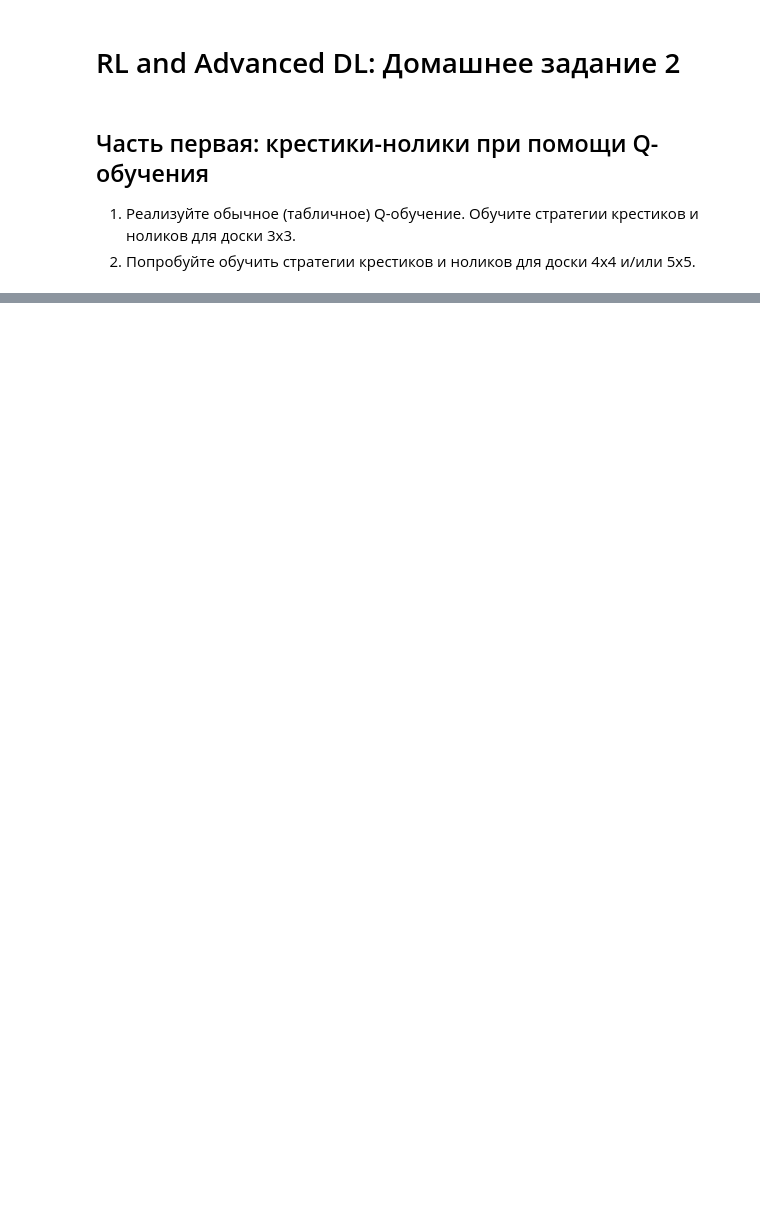
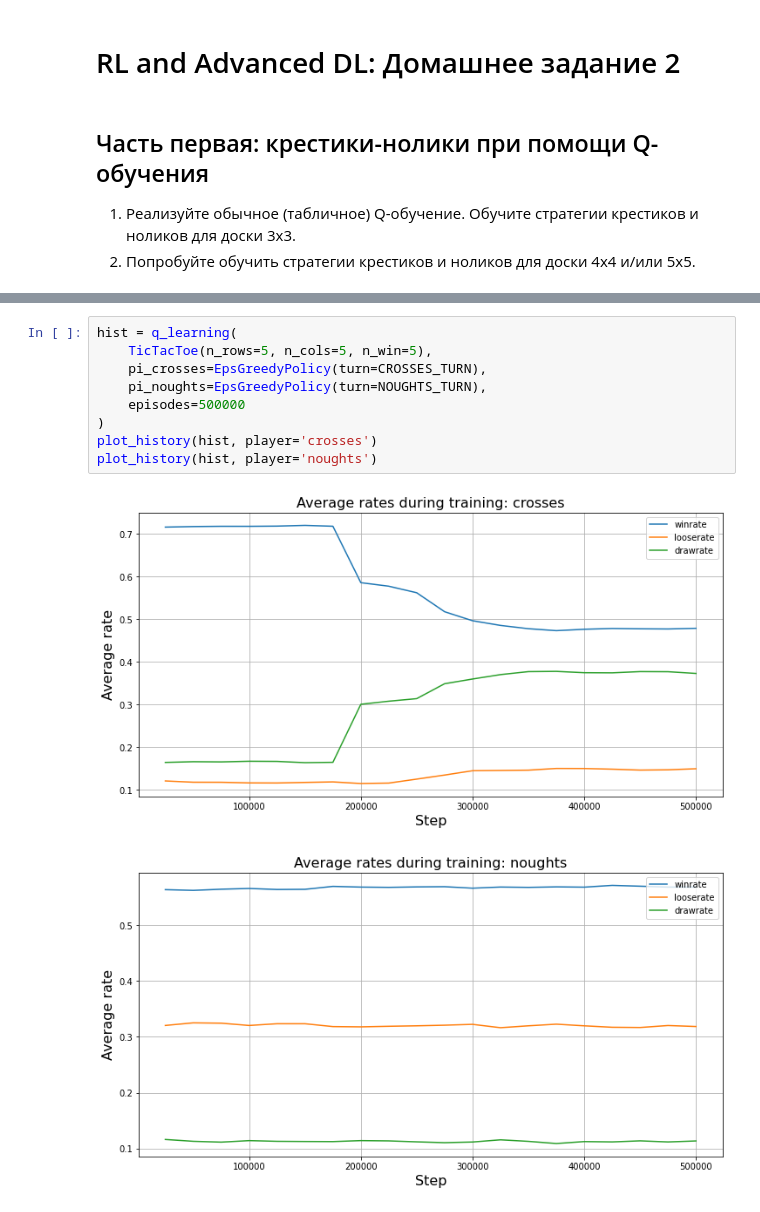
Before and after one commit to GimmeDanger/made-rl-adv-2020, a Jupyter notebook: hw/2_tic_tac_toe/experiments.ipynb, the cells around one changed output, grey strips where cells are left out. Saved outputs shown, nothing was run; the diff lists cells and outputs as text; blank space fills up the shorter version.

```diff
--- a/hw/2_tic_tac_toe/experiments.ipynb
+++ b/hw/2_tic_tac_toe/experiments.ipynb
@@ -313,0 +349,12 @@ plot_history(hist, player='noughts')
+# %%
+hist = q_learning(
+    TicTacToe(n_rows=5, n_cols=5, n_win=5),
+    pi_crosses=EpsGreedyPolicy(turn=CROSSES_TURN),
+    pi_noughts=EpsGreedyPolicy(turn=NOUGHTS_TURN),
+    episodes=500000
+)
+plot_history(hist, player='crosses')
+plot_history(hist, player='noughts')
+# %% [output]
+[figure, added]
+[figure, added]
```
Also changed, not shown: parts of 23 cells of this notebook.
